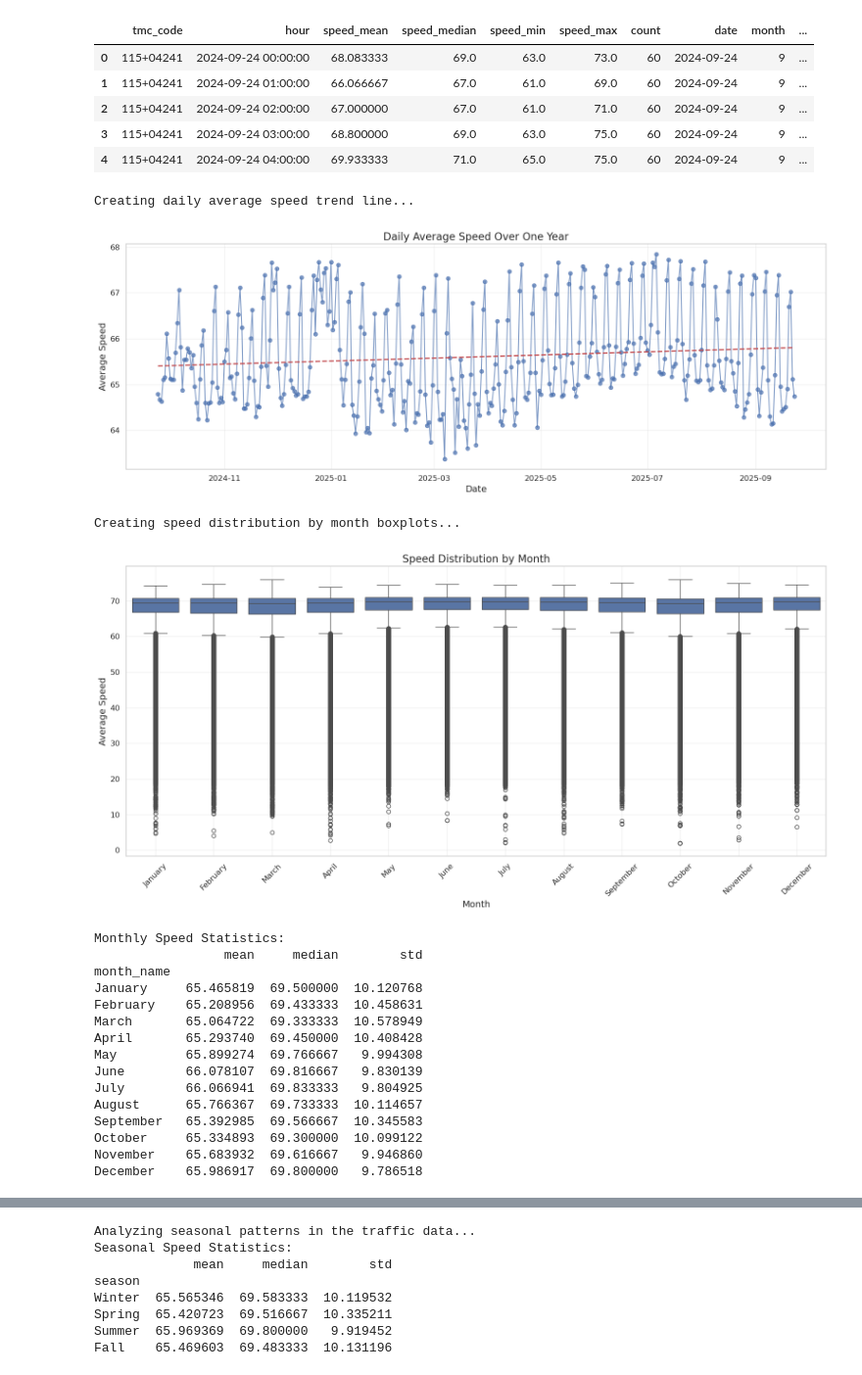
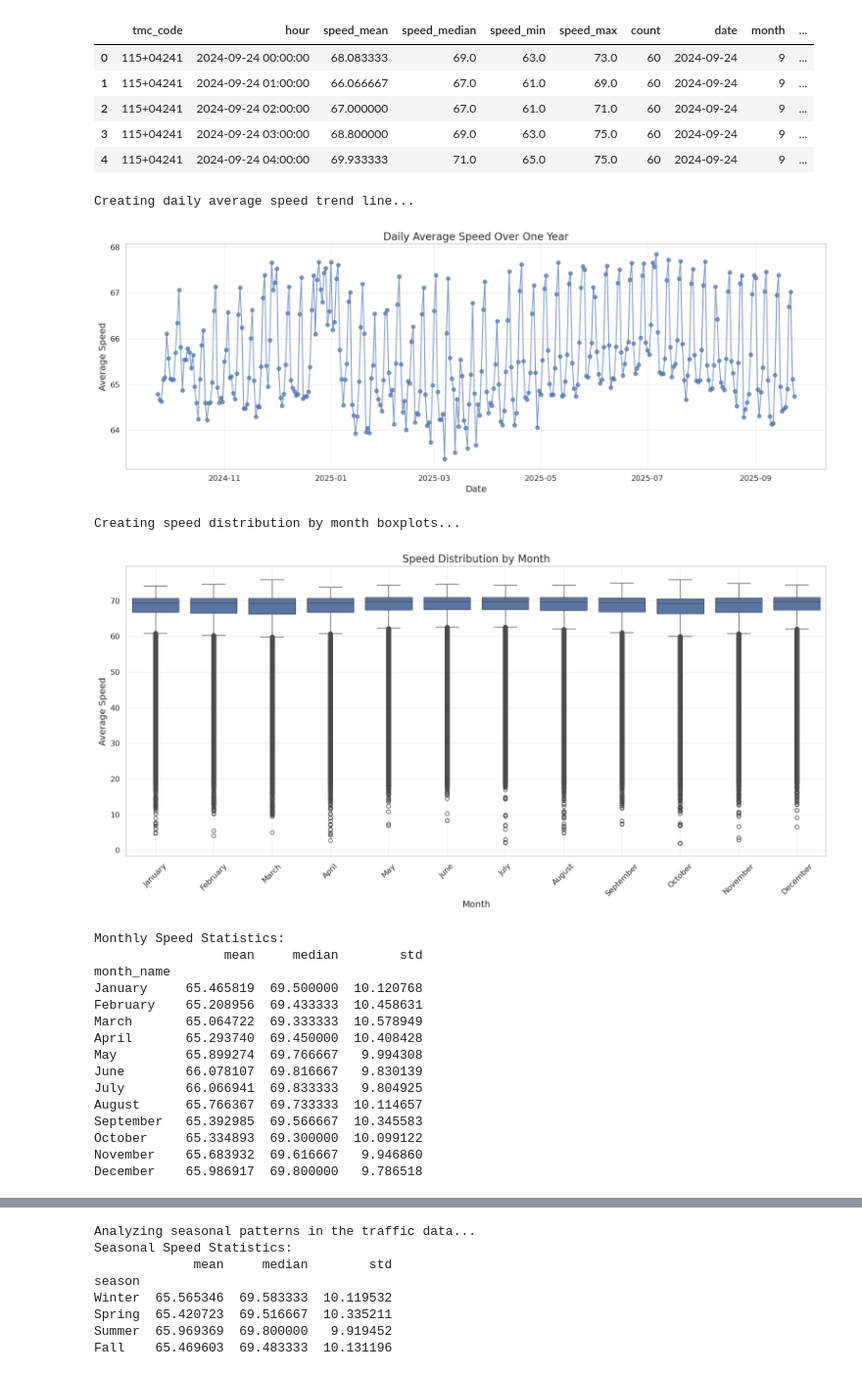
Before and after one commit to kdona/fall-2025-traffic-prediction, a Jupyter notebook: notebooks/eda.ipynb, the cells around one changed output, grey strips where cells are left out. Shown at 98% size. Saved outputs shown, nothing was run; the diff lists cells and outputs as text; code cells hidden in the pictures.

```diff
--- a/notebooks/eda.ipynb
+++ b/notebooks/eda.ipynb
@@ -730,37 +710,37 @@ plt.ylabel('Average Speed')
 plt.grid(True, alpha=0.3)
 
 # Add trendline using polynomial fit
-z = np.polyfit(range(len(daily_avg)), daily_avg['speed_mean'], 1)
-p = np.poly1d(z)
-plt.plot(daily_avg['date'], p(range(len(daily_avg))), "r--", lw=2)
+# z = np.polyfit(range(len(daily_avg)), daily_avg['speed_mean'], 1)
+# p = np.poly1d(z)
+# plt.plot(daily_avg['date'], p(range(len(daily_avg))), "r--", lw=2)
 
 plt.tight_layout()
 plt.show()
 
 # 2. Boxplots: Speed distribution by month
 print("\nCreating speed distribution by month boxplots...")
 
 # Set the order of months
 month_order = ['January', 'February', 'March', 'April', 'May', 'June',
                'July', 'August', 'September', 'October', 'November', 'December']
 
 plt.figure(figsize=(16, 8))
 sns.boxplot(x='month_name', y='speed_mean', data=df_1y, order=month_order)
 plt.title('Speed Distribution by Month')
 plt.xlabel('Month')
 plt.ylabel('Average Speed')
 plt.xticks(rotation=45)
 plt.grid(True, alpha=0.3)
 plt.tight_layout()
 plt.show()
 
 # Calculate monthly statistics
 monthly_stats = df_1y.groupby('month_name')['speed_mean'].agg(['mean', 'median', 'std']).reindex(month_order)
 print("\nMonthly Speed Statistics:")
 print(monthly_stats)
 # %% [output]
 Creating daily average speed trend line...
-[figure, old version]
+[figure, new version]
 Creating speed distribution by month boxplots...
 [figure]
 Monthly Speed Statistics:
```
Also changed, not shown: parts of 17 cells of this notebook, 3 other files.
